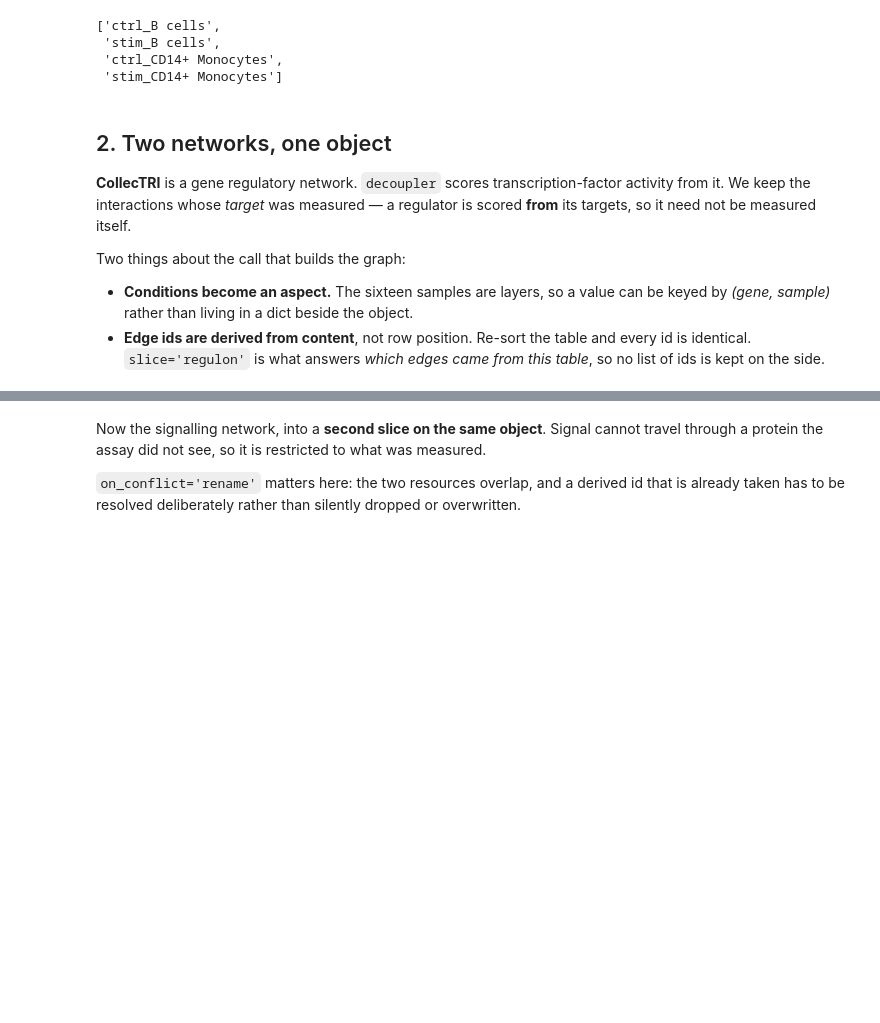
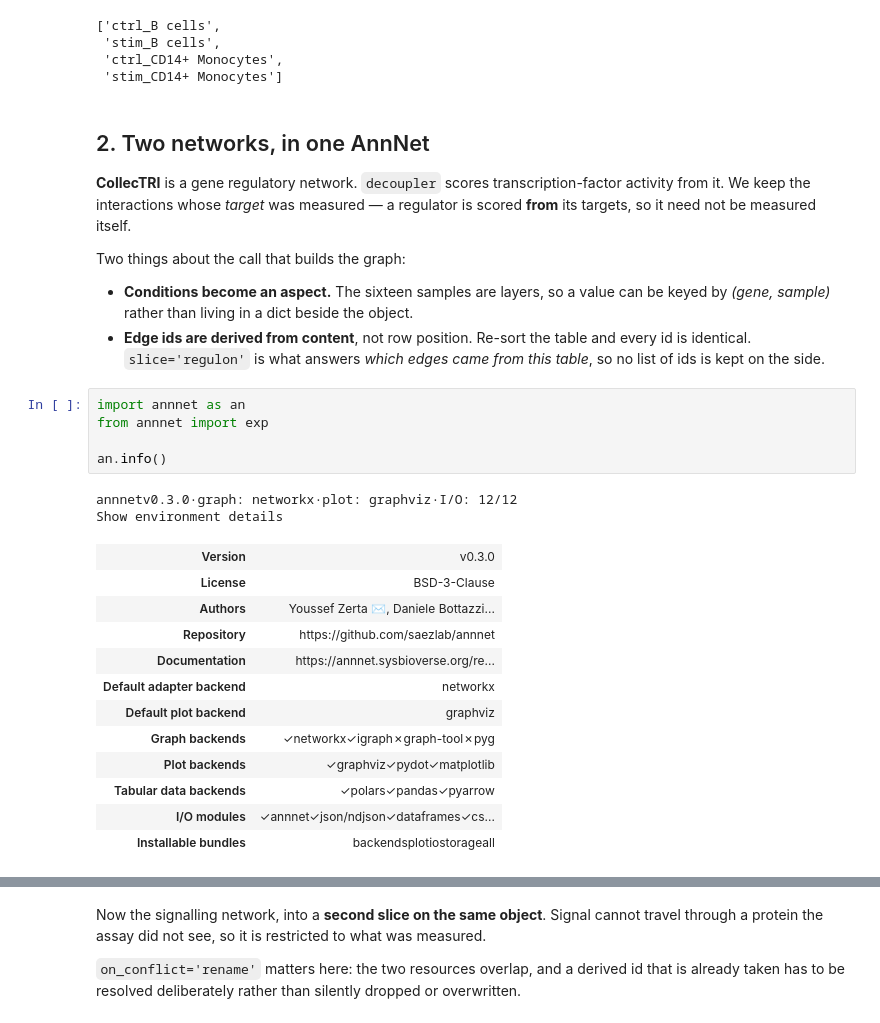
Before and after one commit to saezlab/annnet, a Jupyter notebook: notebooks/the-loop.ipynb, the cells around one changed output, grey strips where cells are left out. Cells and saved outputs as stored; diff of their text form; blank space fills up the shorter version.

```diff
--- a/notebooks/the-loop.ipynb
+++ b/notebooks/the-loop.ipynb
@@ -56,7 +57,7 @@ conditions[:4]
  'ctrl_CD14+ Monocytes',
  'stim_CD14+ Monocytes']
 # %% [markdown]
-## 2. Two networks, one object
+## 2. Two networks, in one AnnNet
 
 **CollecTRI** is a gene regulatory network. `decoupler` scores transcription-factor
 activity from it. We keep the interactions whose *target* was measured — a regulator is
@@ -69,4 +70,24 @@ Two things about the call that builds the graph:
 - **Edge ids are derived from content**, not row position. Re-sort the table and every
   id is identical. `slice='regulon'` is what answers *which edges came from this table*,
   so no list of ids is kept on the side.
+# %%
+import annnet as an
+from annnet import exp
+
+an.info()
+# %% [output]
+annnetv0.3.0·graph: networkx·plot: graphviz·I/O: 12/12
+Show environment details
+| Version | v0.3.0 |
+| License | BSD-3-Clause |
+| Authors | Youssef Zerta ✉, Daniele Bottazzi... |
+| Repository | https://github.com/saezlab/annnet |
+| Documentation | https://annnet.sysbioverse.org/re... |
+| Default adapter backend | networkx |
+| Default plot backend | graphviz |
+| Graph backends | ✓networkx✓igraph✗graph-tool✗pyg |
+| Plot backends | ✓graphviz✓pydot✓matplotlib |
+| Tabular data backends | ✓polars✓pandas✓pyarrow |
+| I/O modules | ✓annnet✓json/ndjson✓dataframes✓cs... |
+| Installable bundles | backendsplotiostorageall |
 # %%
```
Also changed, not shown: parts of 23 cells of this notebook, 1 other file.
